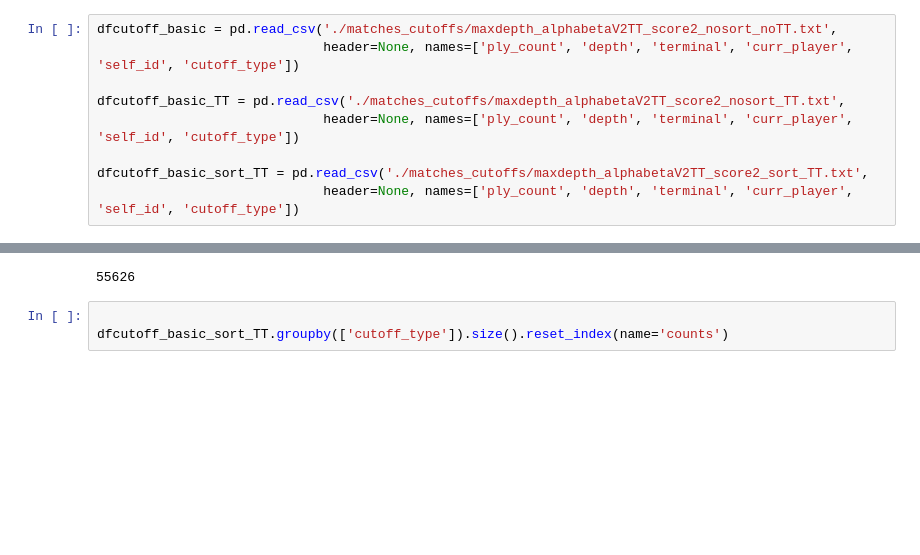
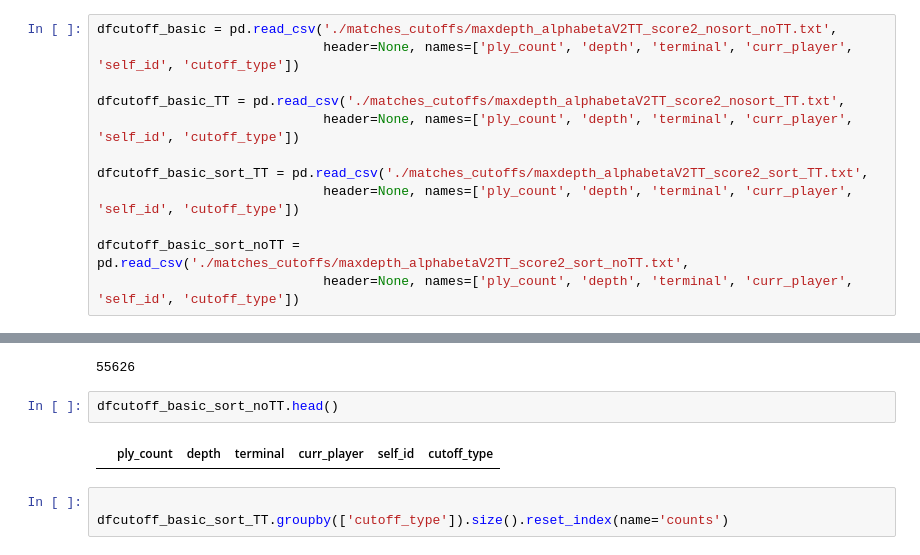
Before and after one commit to wwymak/udacity-ai-nd-projects, a Jupyter notebook: 3_Adversarial Search/game analysis 1.ipynb, the cells around one changed output, grey strips where cells are left out. Cells and saved outputs as stored; diff of their text form; blank space fills up the shorter version.

```diff
--- a/3_Adversarial Search/game analysis 1.ipynb
+++ b/3_Adversarial Search/game analysis 1.ipynb
@@ -219,6 +219,9 @@ dfcutoff_basic_TT = pd.read_csv('./matches_cutoffs/maxdepth_alphabetaV2TT_score2
 
 dfcutoff_basic_sort_TT = pd.read_csv('./matches_cutoffs/maxdepth_alphabetaV2TT_score2_sort_TT.txt',
                              header=None, names=['ply_count', 'depth', 'terminal', 'curr_player', 'self_id', 'cutoff_type'])
+
+dfcutoff_basic_sort_noTT = pd.read_csv('./matches_cutoffs/maxdepth_alphabetaV2TT_score2_sort_noTT.txt',
+                             header=None, names=['ply_count', 'depth', 'terminal', 'curr_player', 'self_id', 'cutoff_type'])
 # %%
 len(dfcutoff_basic.cutoff_type)
 # %% [output]
@@ -231,6 +234,10 @@ len(dfcutoff_basic_TT.cutoff_type)
 len(dfcutoff_basic_sort_TT.cutoff_type)
 # %% [output]
 55626
+# %%
+dfcutoff_basic_sort_noTT.head()
+# %% [output]
+|  | ply_count | depth | terminal | curr_player | self_id | cutoff_type |
 # %%
 
 dfcutoff_basic_sort_TT.groupby(['cutoff_type']).size().reset_index(name='counts')
```
Also changed, not shown: 7 other files.
